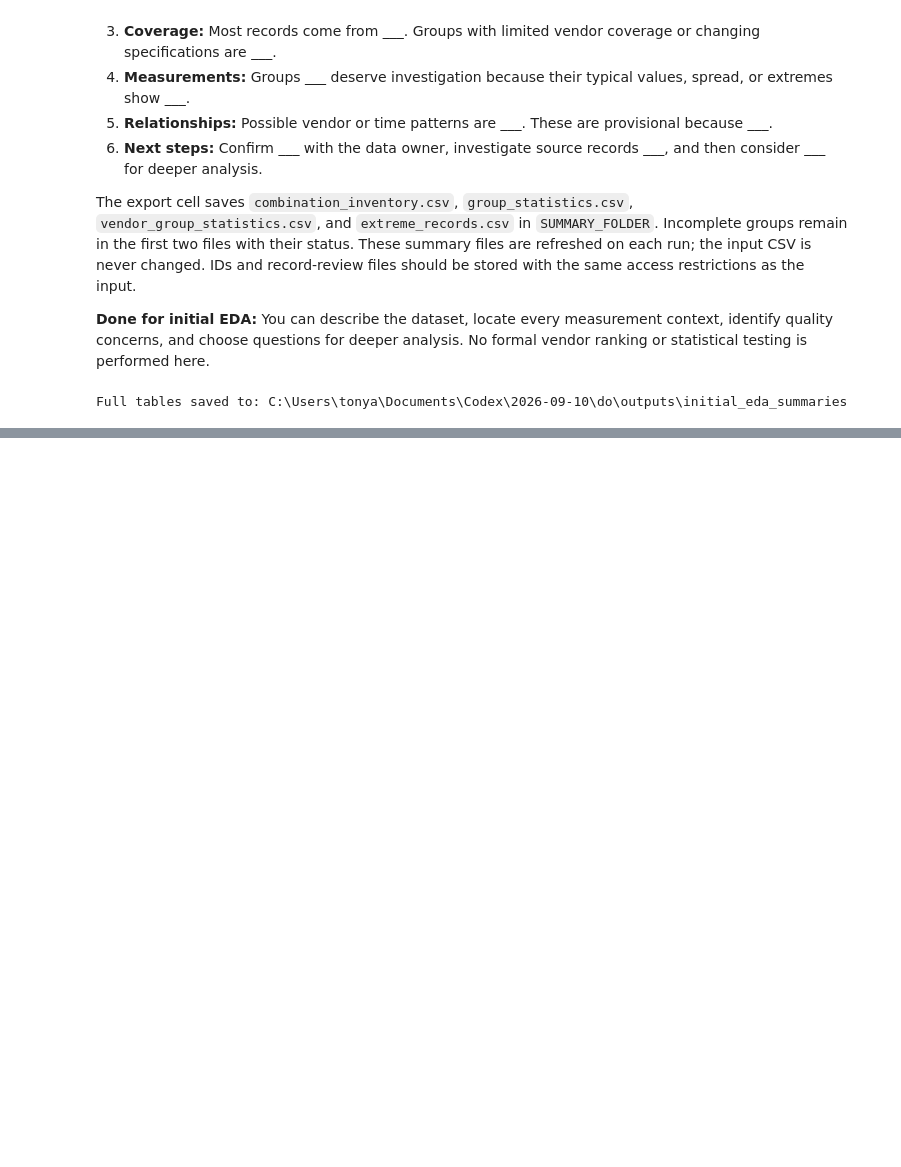
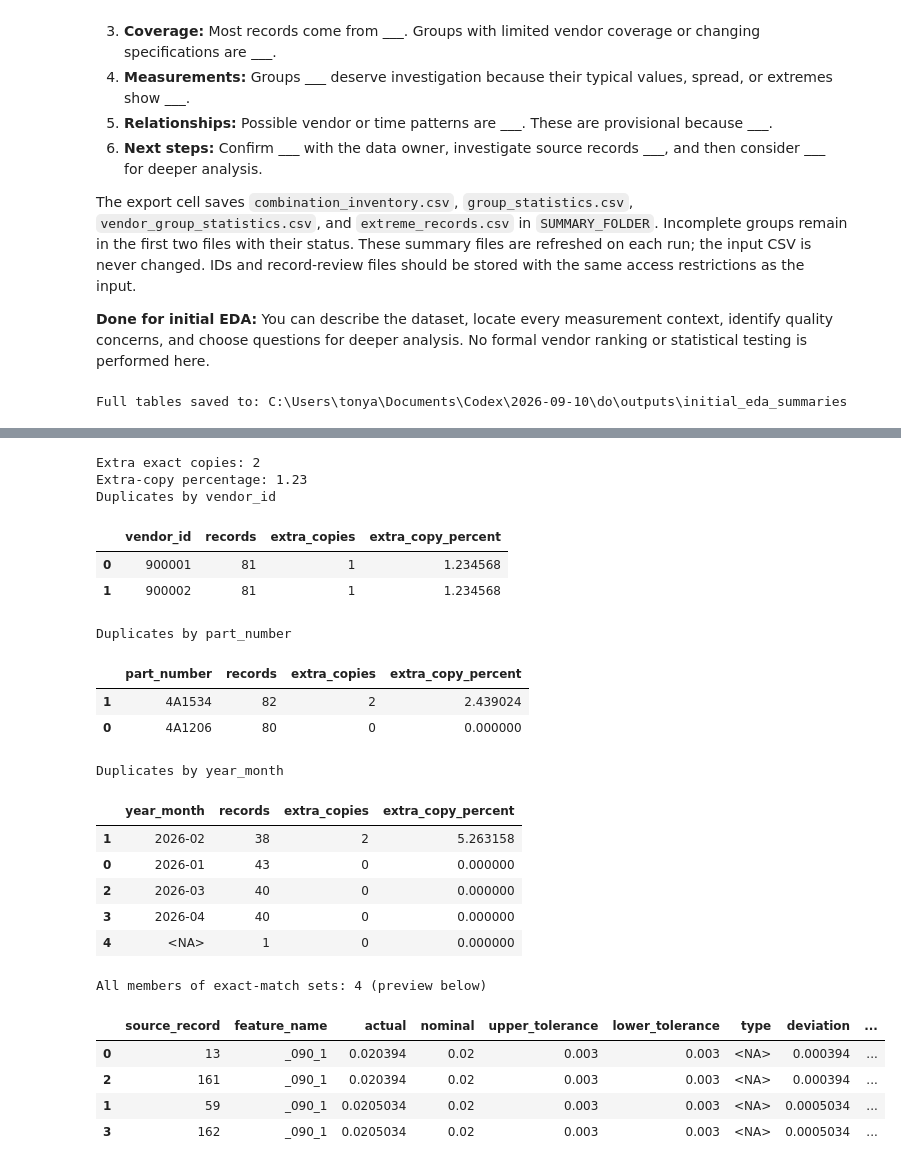
Before and after one commit to testcode851/Scripts, a Jupyter notebook: DSA/manufacturing_initial_eda_all_combinations.ipynb, the cells around one changed output, grey strips where cells are left out. Drawn from its saved outputs; the diff is of its cells as text; code cells hidden in the pictures; blank space fills up the shorter version.

```diff
--- a/DSA/manufacturing_initial_eda_all_combinations.ipynb
+++ b/DSA/manufacturing_initial_eda_all_combinations.ipynb
@@ -542,0 +555,14 @@ Full tables saved to: C:\Users\tonya\Documents\Codex\2026-09-10\do\outputs\initi
+# %%
+# Purpose: Prepare a separate analysis copy and one simple review setting.
+MIN_REVIEW_RECORDS = 10  # A screening choice, not proof of statistical adequacy or independence.
+PART_II_FOLDER = SUMMARY_FOLDER / "part_ii"
+if not isinstance(MIN_REVIEW_RECORDS, int) or MIN_REVIEW_RECORDS < 2:
+    raise ValueError("MIN_REVIEW_RECORDS must be an integer of at least 2.")
+if not df_raw.index.equals(group_data.index) or not group_data.index.is_unique:
+    raise ValueError("Restart and run Part I so the source and working records align.")
+
+p2_data = group_data.copy()
+p2_data["extra_exact_copy"] = df_raw.duplicated(keep="first")
+p2_unique = p2_data.loc[~p2_data.extra_exact_copy].copy()
+print("Input:", CSV_PATH.resolve())
+print(f"Original rows: {len(p2_data):,}; keeping one exact copy: {len(p2_unique):,}.")
@@ -542,0 +580,53 @@ Full tables saved to: C:\Users\tonya\Documents\Codex\2026-09-10\do\outputs\initi
+# %%
+# Purpose: Count exact copies and show their source records together.
+p2_extra_n = int(p2_data.extra_exact_copy.sum())
+print("Extra exact copies:", p2_extra_n)
+print("Extra-copy percentage:", round(100 * p2_extra_n / len(p2_data), 2) if len(p2_data) else "N/A")
+p2_data["year_month"] = p2_data.date.dt.to_period("M").astype("string")
+for p2_column in ["vendor_id", "part_number", "year_month"]:
+    p2_breakdown = p2_data.groupby(p2_column, dropna=False).agg(
+        records=("actual", "size"), extra_copies=("extra_exact_copy", "sum")).reset_index()
+    p2_breakdown["extra_copy_percent"] = 100 * p2_breakdown.extra_copies / p2_breakdown.records
+    print("Duplicates by", p2_column)
+    display(p2_breakdown.sort_values("extra_copies", ascending=False).head(TABLE_PREVIEW_ROWS))
+
+p2_members = df_raw.loc[df_raw.duplicated(keep=False)]
+p2_duplicate_evidence = p2_members.copy()
+p2_duplicate_evidence.insert(0, "source_record", p2_members.index)
+if not p2_members.empty:
+    p2_duplicate_evidence["duplicate_set"] = p2_members.groupby(
+        list(df_raw.columns), dropna=False, sort=False).ngroup().to_numpy() + 1
+    p2_sets = p2_duplicate_evidence.groupby("duplicate_set")
+    p2_duplicate_evidence["first_source_record"] = p2_sets.source_record.transform("min")
+    p2_duplicate_evidence["copies_in_set"] = p2_sets.source_record.transform("size")
+else:
+    for p2_column in ["duplicate_set", "first_source_record", "copies_in_set"]:
+        p2_duplicate_evidence[p2_column] = pd.Series(dtype="int64")
+p2_duplicate_evidence["extra_exact_copy"] = p2_data.loc[p2_members.index, "extra_exact_copy"]
+p2_duplicate_evidence = p2_duplicate_evidence.reset_index(drop=True).sort_values(["duplicate_set", "source_record"])
+print("All members of exact-match sets:", len(p2_duplicate_evidence), "(preview below)")
+display(p2_duplicate_evidence.head(TABLE_PREVIEW_ROWS))
+# %% [output]
+Extra exact copies: 2
+Extra-copy percentage: 1.23
+Duplicates by vendor_id
+|  | vendor_id | records | extra_copies | extra_copy_percent |
+| 0 | 900001 | 81 | 1 | 1.234568 |
+| 1 | 900002 | 81 | 1 | 1.234568 |
+Duplicates by part_number
+|  | part_number | records | extra_copies | extra_copy_percent |
+| 1 | 4A1534 | 82 | 2 | 2.439024 |
+| 0 | 4A1206 | 80 | 0 | 0.000000 |
+Duplicates by year_month
+|  | year_month | records | extra_copies | extra_copy_percent |
+| 1 | 2026-02 | 38 | 2 | 5.263158 |
+| 0 | 2026-01 | 43 | 0 | 0.000000 |
+| 2 | 2026-03 | 40 | 0 | 0.000000 |
+| 3 | 2026-04 | 40 | 0 | 0.000000 |
+| 4 | <NA> | 1 | 0 | 0.000000 |
+All members of exact-match sets: 4 (preview below)
+|  | source_record | feature_name | actual | nominal | upper_tolerance | lower_tolerance | type | deviation | ... |
+| 0 | 13 | _090_1 | 0.020394 | 0.02 | 0.003 | 0.003 | <NA> | 0.000394 | ... |
+| 2 | 161 | _090_1 | 0.020394 | 0.02 | 0.003 | 0.003 | <NA> | 0.000394 | ... |
+| 1 | 59 | _090_1 | 0.0205034 | 0.02 | 0.003 | 0.003 | <NA> | 0.0005034 | ... |
+| 3 | 162 | _090_1 | 0.0205034 | 0.02 | 0.003 | 0.003 | <NA> | 0.0005034 | ... |
```
Also changed, not shown: parts of 14 cells of this notebook.
